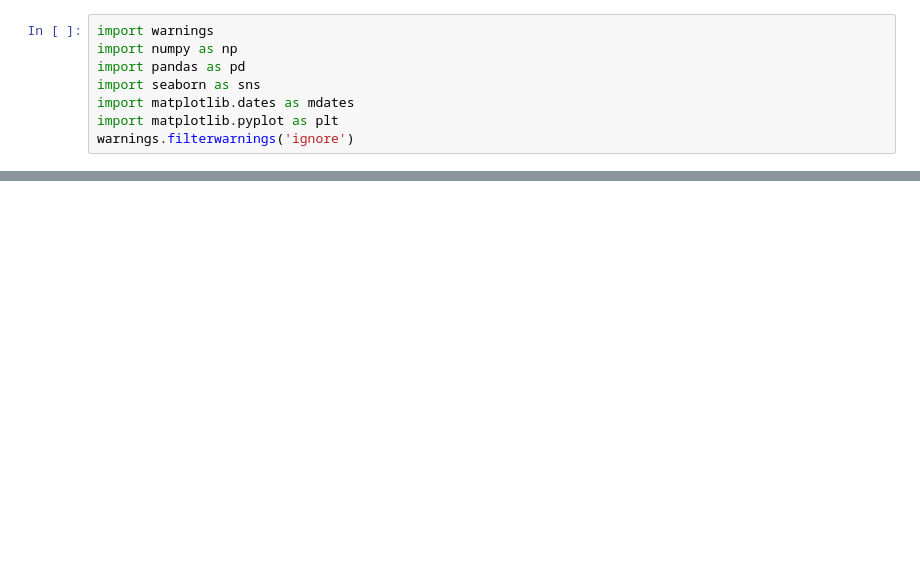
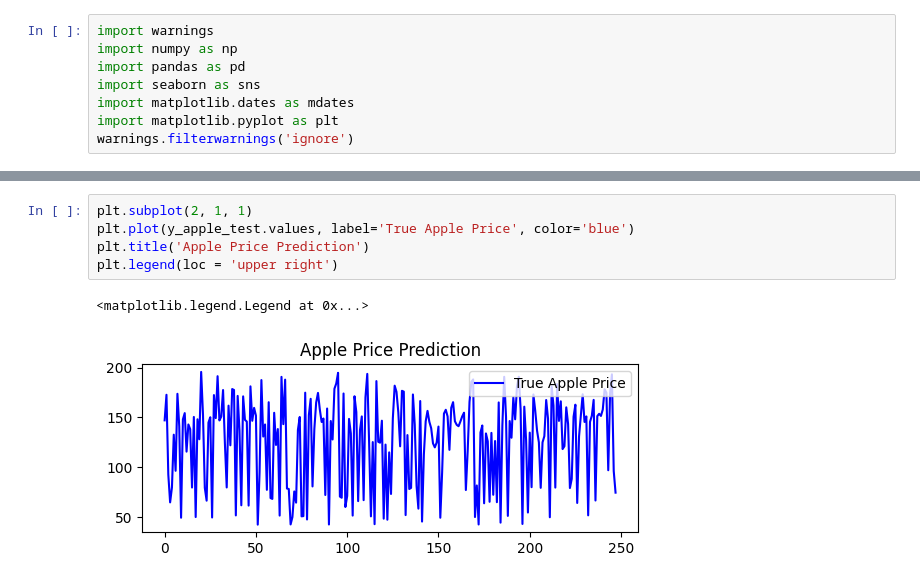
Before and after one commit to chonyeagoro/Machine_Learning_Project_4_Final, a Jupyter notebook: Apple_vs_Tesla_data_analysis.ipynb, the cells around one changed output, grey strips where cells are left out. Drawn from its saved outputs; the diff is of its cells as text; blank space fills up the shorter version.

```diff
--- a/Apple_vs_Tesla_data_analysis.ipynb
+++ b/Apple_vs_Tesla_data_analysis.ipynb
@@ -207,0 +252,8 @@ plt.show()
+# %%
+plt.subplot(2, 1, 1)
+plt.plot(y_apple_test.values, label='True Apple Price', color='blue')
+plt.title('Apple Price Prediction')
+plt.legend(loc = 'upper right')
+# %% [output]
+<matplotlib.legend.Legend at 0x...>
+[figure, added]
```
Also changed, not shown: parts of 23 cells of this notebook.
